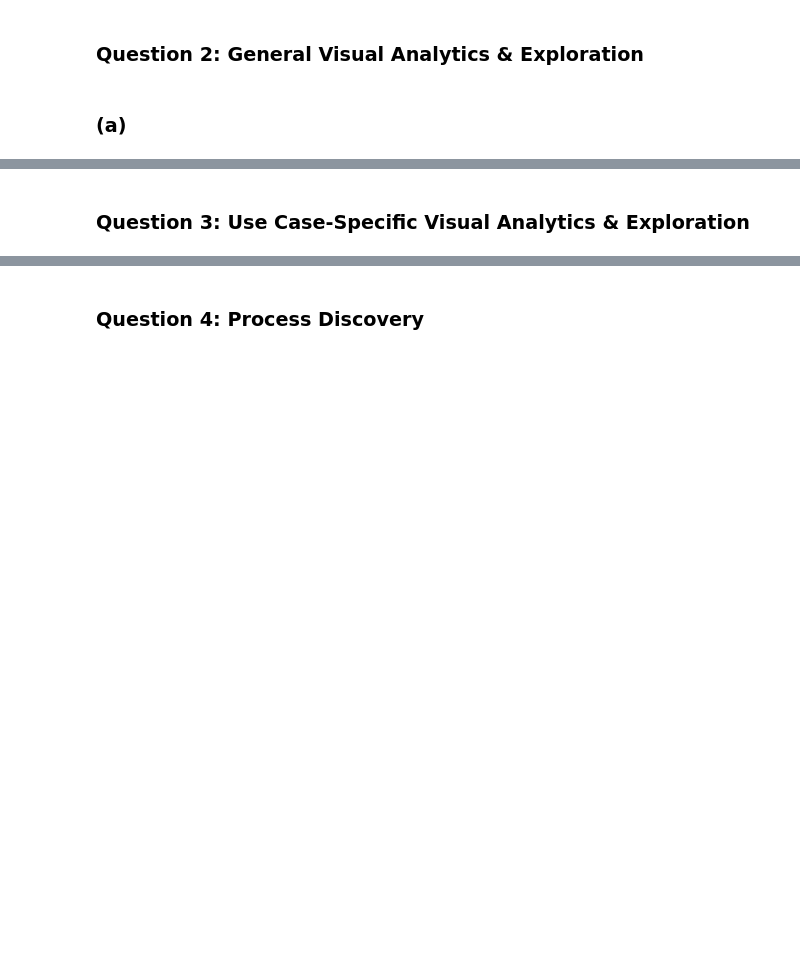
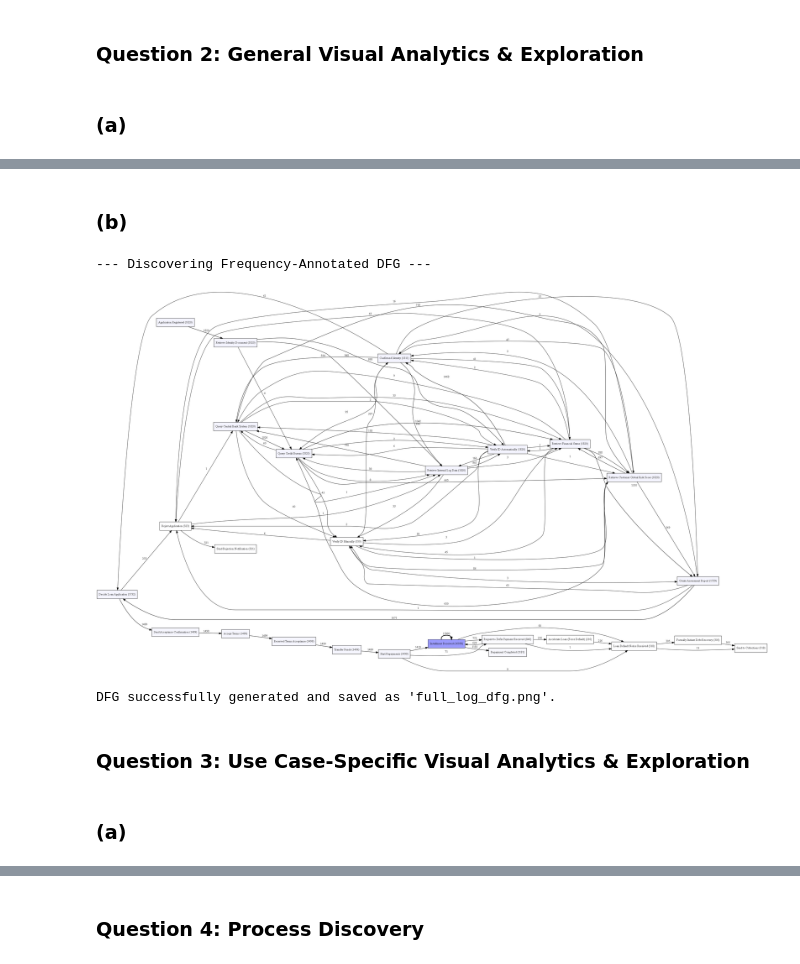
Before and after one commit to y2knz/apwmgroup1, a Jupyter notebook: niklas_notebook copy.ipynb, the cells around one changed output, grey strips where cells are left out. Saved outputs shown, nothing was run; the diff lists cells and outputs as text; code cells hidden in the pictures; blank space fills up the shorter version.

```diff
--- a/niklas_notebook copy.ipynb
+++ b/niklas_notebook copy.ipynb
@@ -245,2 +297,35 @@ filtered_df.head()
+# %% [markdown]
+### (b)
+# %%
+import pm4py
+from pm4py.visualization.dfg import visualizer as dfg_visualizer
+from IPython.display import Image, display
+
+print("--- Discovering Frequency-Annotated DFG ---")
+
+# 1. Discover the DFG from the entire event log (DataFrame)
+# This returns the graph edges, start nodes, and end nodes
+dfg, start_activities, end_activities = pm4py.discover_dfg(df)
+
+# 2. Configure and generate the visualization
+# We explicitly set the variant to FREQUENCY to satisfy the prompt requirement
+gviz = dfg_visualizer.apply(
+    dfg,
+    log=df,
+    variant=dfg_visualizer.Variants.FREQUENCY,
+    parameters={"format": "png"}
+)
+
+# 3. Save and display the output
+dfg_visualizer.save(gviz, "full_log_dfg.png")
+display(Image(filename="full_log_dfg.png"))
+
+print("DFG successfully generated and saved as 'full_log_dfg.png'.")
+# %% [output]
+--- Discovering Frequency-Annotated DFG ---
+[figure, added]
+DFG successfully generated and saved as 'full_log_dfg.png'.
 # %% [markdown]
 ### Question 3: Use Case-Specific Visual Analytics & Exploration
+# %% [markdown]
+### (a)
```
Also changed, not shown: parts of 8 cells of this notebook, 2 other files.
